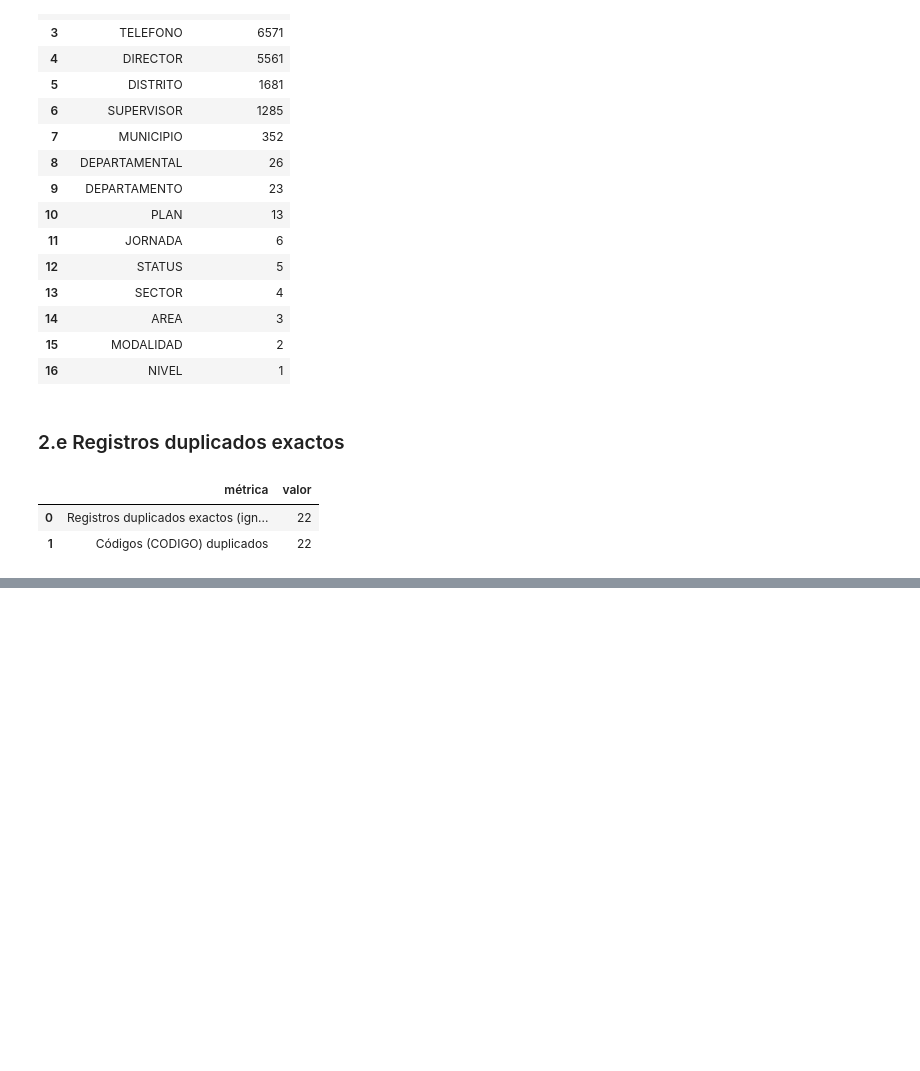
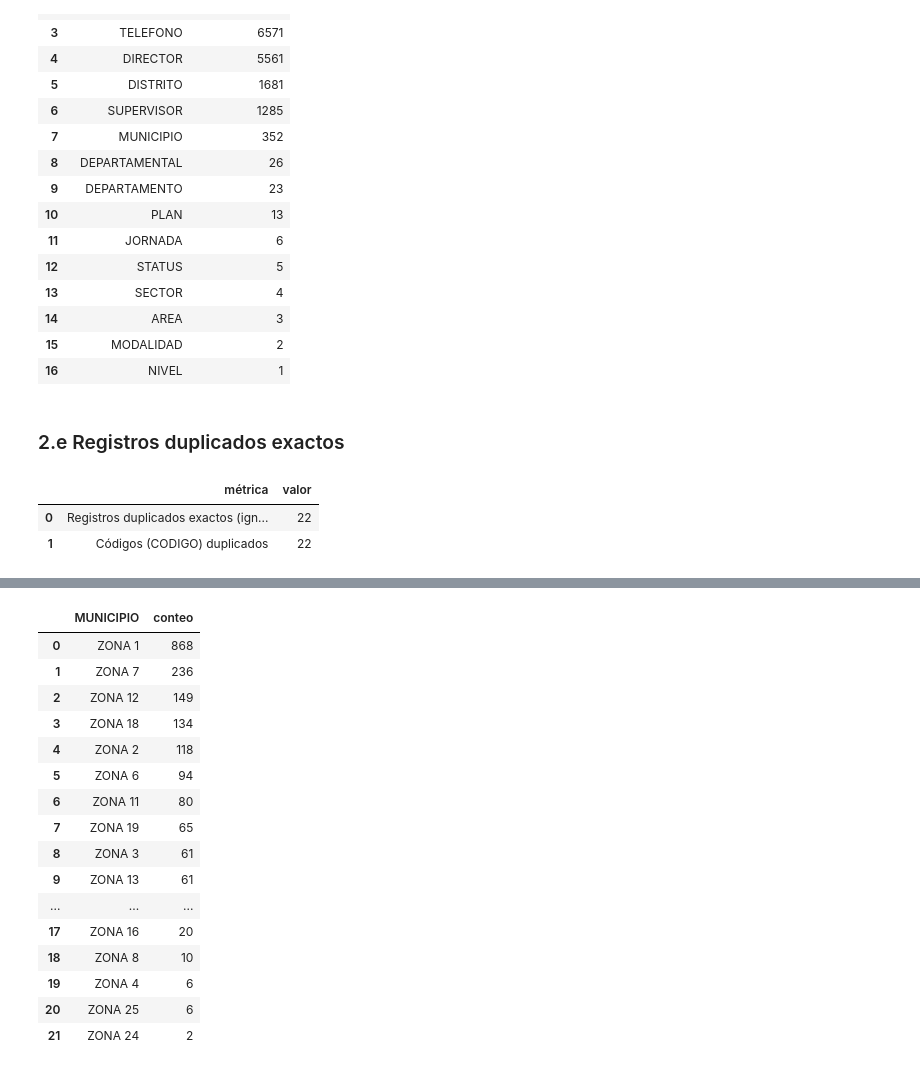
Before and after one commit to Dulce2004/CC3084-Proyecto1, a Jupyter notebook: notebooks/01_diagnostico_inicial.ipynb, the cells around one changed output, grey strips where cells are left out. Drawn from its saved outputs; the diff is of its cells as text; code cells hidden in the pictures; blank space fills up the shorter version.

```diff
--- a/notebooks/01_diagnostico_inicial.ipynb
+++ b/notebooks/01_diagnostico_inicial.ipynb
@@ -211,0 +236,22 @@ display(tabla_duplicados)
+# %%
+tabla_municipio_capital = datos.loc[datos["DEPARTAMENTO"] == "CIUDAD CAPITAL", "MUNICIPIO"].value_counts().reset_index()
+tabla_municipio_capital.columns = ["MUNICIPIO", "conteo"]
+display(tabla_municipio_capital)
+# %% [output]
+|  | MUNICIPIO | conteo |
+| 0 | ZONA 1 | 868 |
+| 1 | ZONA 7 | 236 |
+| 2 | ZONA 12 | 149 |
+| 3 | ZONA 18 | 134 |
+| 4 | ZONA 2 | 118 |
+| 5 | ZONA 6 | 94 |
+| 6 | ZONA 11 | 80 |
+| 7 | ZONA 19 | 65 |
+| 8 | ZONA 3 | 61 |
+| 9 | ZONA 13 | 61 |
+| ... | ... | ... |
+| 17 | ZONA 16 | 20 |
+| 18 | ZONA 8 | 10 |
+| 19 | ZONA 4 | 6 |
+| 20 | ZONA 25 | 6 |
+| 21 | ZONA 24 | 2 |
```
Also changed, not shown: parts of 10 cells of this notebook.
